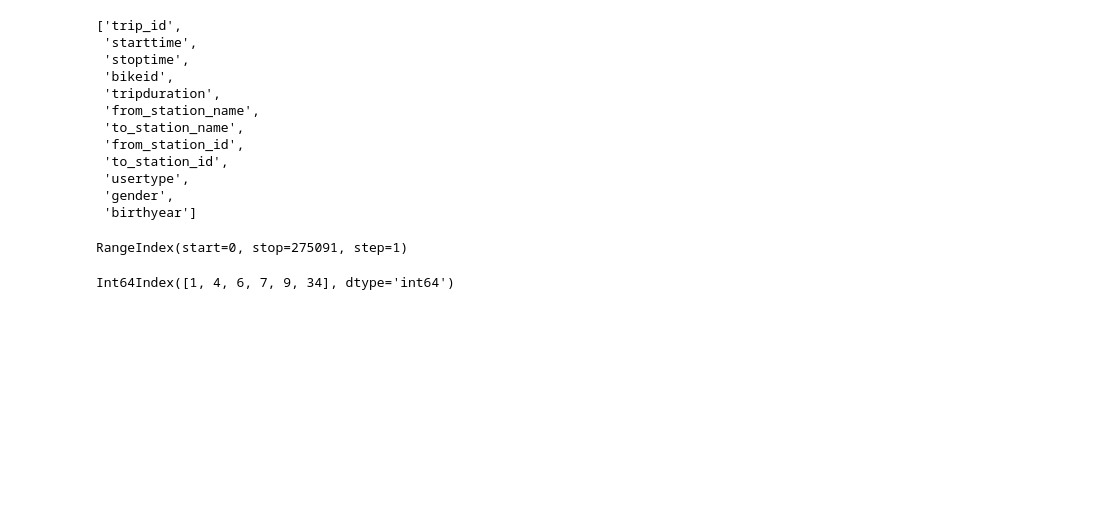
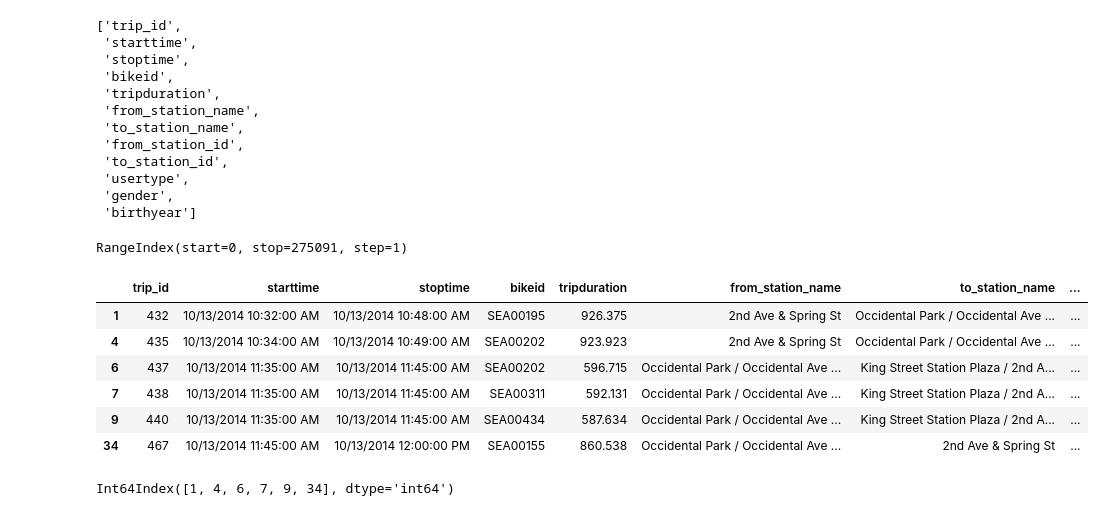
Before and after one commit to zvmmy/5g-python-intro, a Jupyter notebook: seds/data_manipulation.ipynb, the cells around one changed output. Cells and saved outputs as stored; diff of their text form; code cells hidden in the pictures; blank space fills up the shorter version.

```diff
--- a/seds/data_manipulation.ipynb
+++ b/seds/data_manipulation.ipynb
@@ -249,6 +275,15 @@ df.index
 RangeIndex(start=0, stop=275091, step=1)
 # %%
 smaller_df = df.loc[[1,4,6,7,9,34],:]
+smaller_df
+# %% [output]
+|  | trip_id | starttime | stoptime | bikeid | tripduration | from_station_name | to_station_name | ... |
+| 1 | 432 | 10/13/2014 10:32:00 AM | 10/13/2014 10:48:00 AM | SEA00195 | 926.375 | 2nd Ave & Spring St | Occidental Park / Occidental Ave ... | ... |
+| 4 | 435 | 10/13/2014 10:34:00 AM | 10/13/2014 10:49:00 AM | SEA00202 | 923.923 | 2nd Ave & Spring St | Occidental Park / Occidental Ave ... | ... |
+| 6 | 437 | 10/13/2014 11:35:00 AM | 10/13/2014 11:45:00 AM | SEA00202 | 596.715 | Occidental Park / Occidental Ave ... | King Street Station Plaza / 2nd A... | ... |
+| 7 | 438 | 10/13/2014 11:35:00 AM | 10/13/2014 11:45:00 AM | SEA00311 | 592.131 | Occidental Park / Occidental Ave ... | King Street Station Plaza / 2nd A... | ... |
+| 9 | 440 | 10/13/2014 11:35:00 AM | 10/13/2014 11:45:00 AM | SEA00434 | 587.634 | Occidental Park / Occidental Ave ... | King Street Station Plaza / 2nd A... | ... |
+| 34 | 467 | 10/13/2014 11:45:00 AM | 10/13/2014 12:00:00 PM | SEA00155 | 860.538 | Occidental Park / Occidental Ave ... | 2nd Ave & Spring St | ... |
 # %%
 smaller_df.index
 # %% [output]
```
Also changed, not shown: parts of 28 cells of this notebook.
